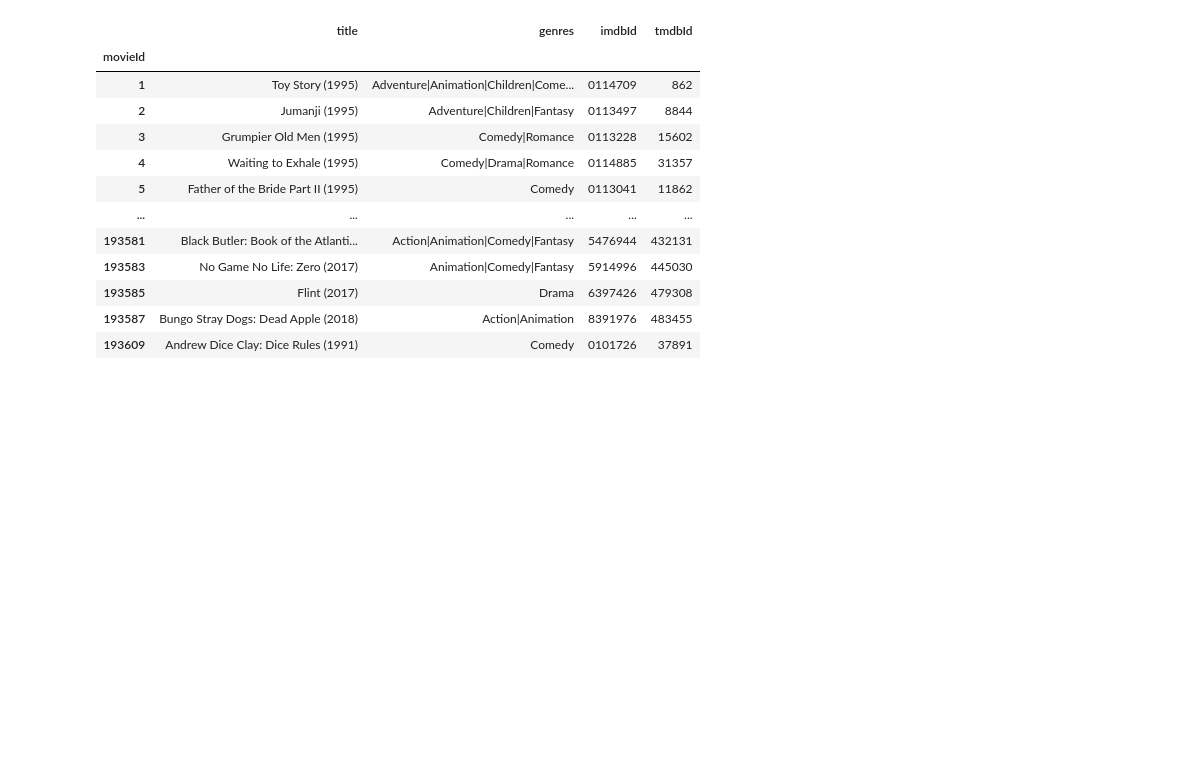
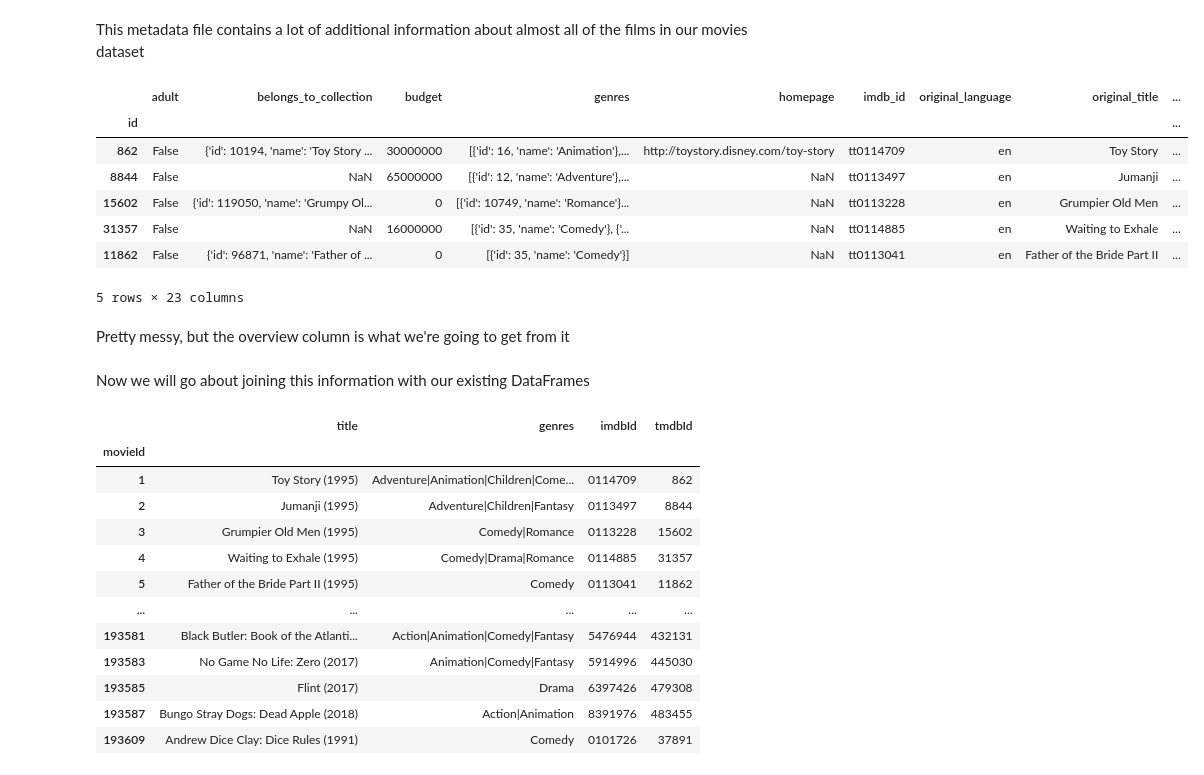
Before and after one commit to lecritch/Rate-5-Get-5-Movie-Recommendation-System, a Jupyter notebook: notebooks/exploratory/jp_explore/04_content_modeling.ipynb, the cells around one changed output. Cells and saved outputs as stored; diff of their text form; code cells hidden in the pictures; blank space fills up the shorter version.

```diff
--- a/notebooks/exploratory/jp_explore/04_content_modeling.ipynb
+++ b/notebooks/exploratory/jp_explore/04_content_modeling.ipynb
@@ -6,13 +12,29 @@ from sklearn.feature_extraction.text import TfidfVectorizer, CountVectorizer
 from sklearn.metrics.pairwise import linear_kernel, cosine_similarity
 from nltk.stem.snowball import SnowballStemmer
 from nltk.stem.wordnet import WordNetLemmatizer
+# %% [markdown]
+This metadata file contains a lot of additional information about almost all of the films in our movies dataset
 # %%
-meta = pd.read_csv('../../../data/movies_metadata.csv')
+meta = pd.read_csv('../../../data/movies_metadata.csv', low_memory=False)
 # %%
 meta = meta.set_index('id')
+meta.head()
+# %% [output]
+|  | adult | belongs_to_collection | budget | genres | homepage | imdb_id | original_language | original_title | ... |
+| id |  |  |  |  |  |  |  |  | ... |
+| 862 | False | {'id': 10194, 'name': 'Toy Story ... | 30000000 | [{'id': 16, 'name': 'Animation'},... | http://toystory.disney.com/toy-story | tt0114709 | en | Toy Story | ... |
+| 8844 | False | NaN | 65000000 | [{'id': 12, 'name': 'Adventure'},... | NaN | tt0113497 | en | Jumanji | ... |
+| 15602 | False | {'id': 119050, 'name': 'Grumpy Ol... | 0 | [{'id': 10749, 'name': 'Romance'}... | NaN | tt0113228 | en | Grumpier Old Men | ... |
+| 31357 | False | NaN | 16000000 | [{'id': 35, 'name': 'Comedy'}, {'... | NaN | tt0114885 | en | Waiting to Exhale | ... |
+| 11862 | False | {'id': 96871, 'name': 'Father of ... | 0 | [{'id': 35, 'name': 'Comedy'}] | NaN | tt0113041 | en | Father of the Bride Part II | ... |
+5 rows × 23 columns
+# %% [markdown]
+Pretty messy, but the overview column is what we're going to get from it
 # %%
 movies = pd.read_csv('../../../data/movies.csv', dtype=object).set_index('movieId')
 links = pd.read_csv('../../../data/links.csv', dtype=object).set_index('movieId')
+# %% [markdown]
+Now we will go about joining this information with our existing DataFrames
 # %%
 movies2 = movies.join(links)
 # %%
```
Also changed, not shown: parts of 2 cells of this notebook, 6 other files.
